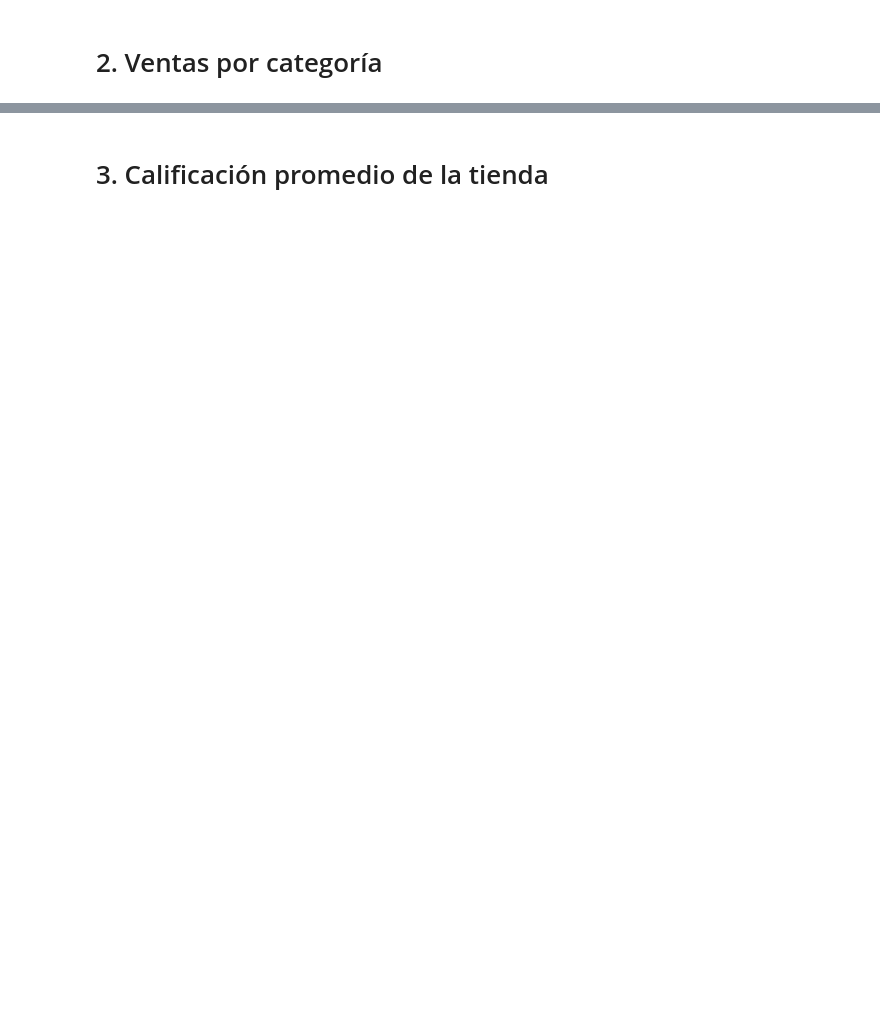
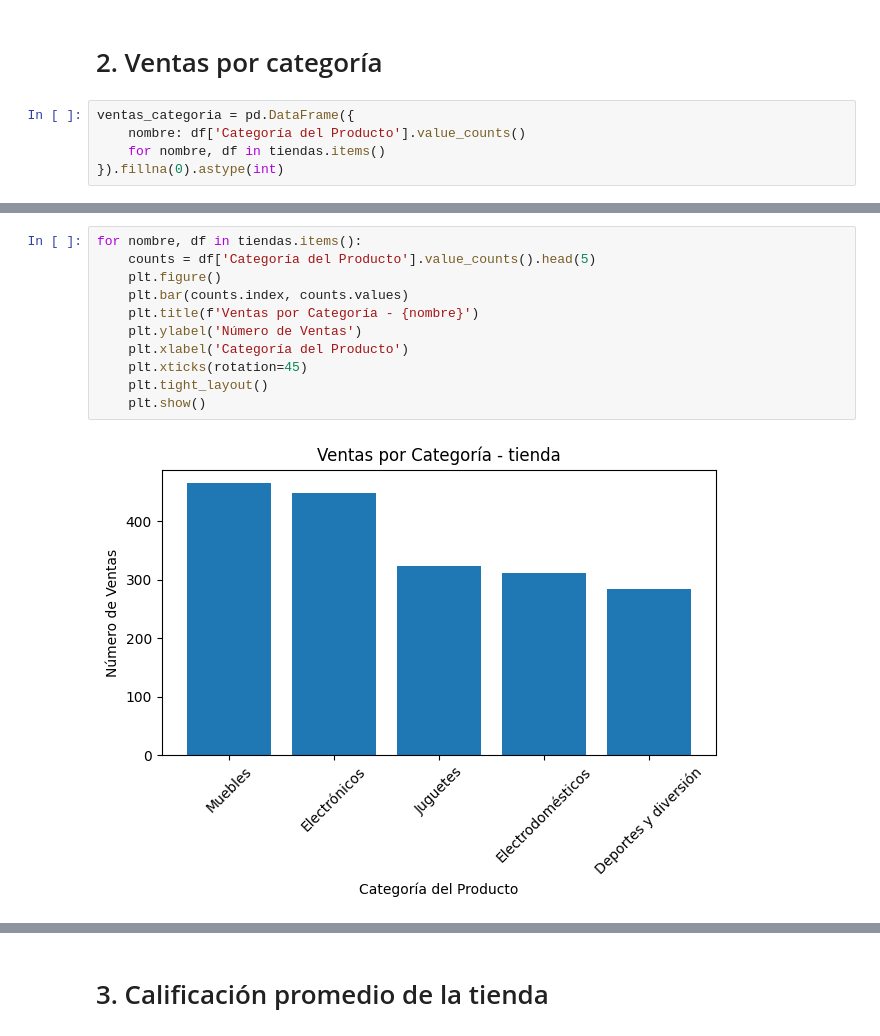
Before and after one commit to camila333333/ChallengeAlura, a Jupyter notebook: AluraStoreLatam.ipynb, the cells around one changed output, grey strips where cells are left out. Saved outputs shown, nothing was run; the diff lists cells and outputs as text; blank space fills up the shorter version.

```diff
--- a/AluraStoreLatam.ipynb
+++ b/AluraStoreLatam.ipynb
@@ -28,2 +68,7 @@ tienda.head()
 # %% [markdown]
 # 2. Ventas por categoría
+# %%
+ventas_categoria = pd.DataFrame({
+    nombre: df['Categoría del Producto'].value_counts()
+    for nombre, df in tiendas.items()
+}).fillna(0).astype(int)
@@ -29,0 +88,13 @@ tienda.head()
+# %%
+for nombre, df in tiendas.items():
+    counts = df['Categoría del Producto'].value_counts().head(5)
+    plt.figure()
+    plt.bar(counts.index, counts.values)
+    plt.title(f'Ventas por Categoría - {nombre}')
+    plt.ylabel('Número de Ventas')
+    plt.xlabel('Categoría del Producto')
+    plt.xticks(rotation=45)
+    plt.tight_layout()
+    plt.show()
+# %% [output]
+[figure, added]
```
Also changed, not shown: parts of 20 cells of this notebook.
